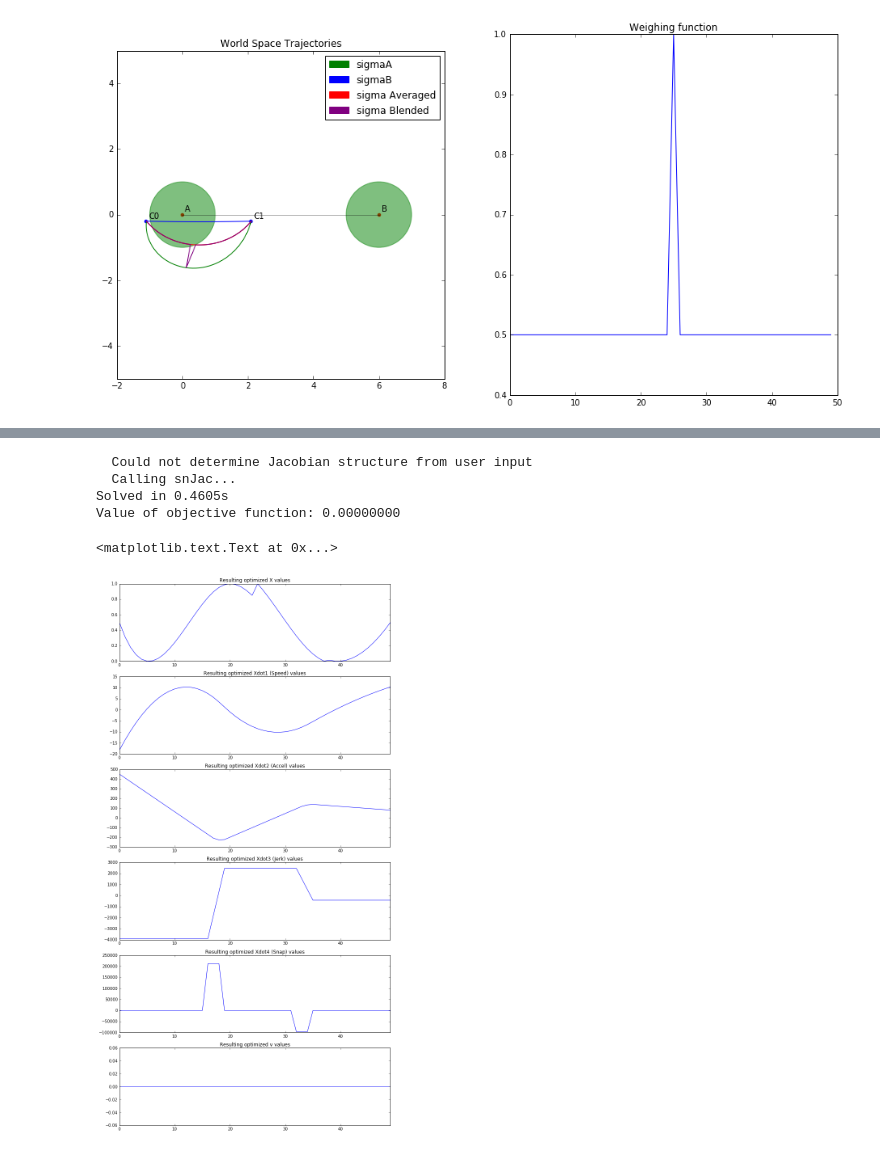
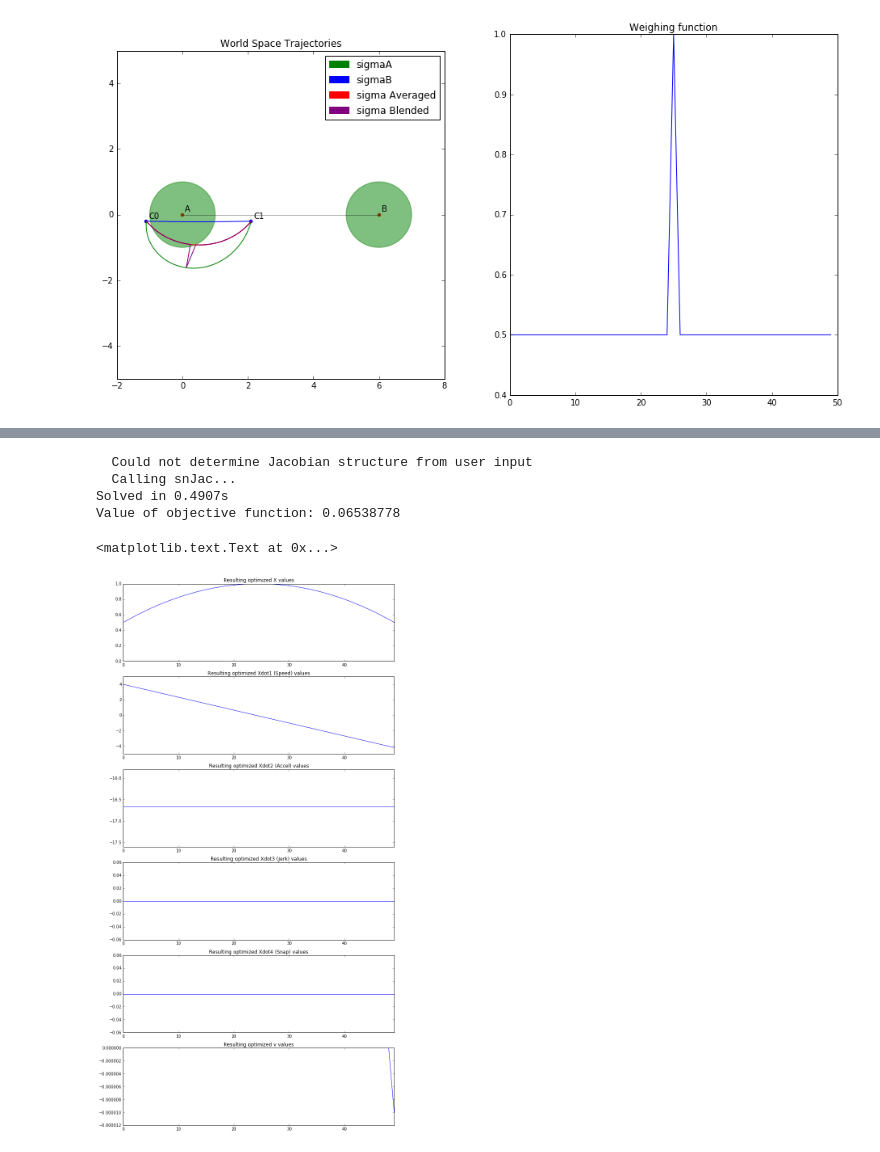
Before and after one commit to njoubert/spooky, a Jupyter notebook: experiments/ipython/13 - NJ - First attempts at optimizing blending function.ipynb, the cells around one changed output, grey strips where cells are left out. Drawn from its saved outputs; the diff is of its cells as text; code cells hidden in the pictures.

```diff
--- a/experiments/ipython/13 - NJ - First attempts at optimizing blending function.ipynb
+++ b/experiments/ipython/13 - NJ - First attempts at optimizing blending function.ipynb
@@ -361,5 +466,5 @@ sigmoid_blended_trajectory(A, B, C0, C1, min_dist,blendOptimizer=precalculated_b
 # %%
-from optimize.snopt7 import SNOPT_solver
+### from optimize.snopt7 import SNOPT_solver
 import numpy as np
 import time
 
@@ -368,13 +473,13 @@ import time
 nsamples = 50
 ndims    = 6
 
-dt = 0.1
+dt = 0.01
 xdot5_limit = 0.00001
 
 inf = 1.0e20
 
-lambda_snap = 1 # 1/dt**4 # 1 means only minimize position variation. 0 means only minimize snap
-lambda_pos = 0
+lambda_snap = 1/dt**4 # snap must be scaled down to be comparable to position.
+lambda_pos = 1
 
 # Solver Time!
 
@@ -407,7 +512,7 @@ low_x[0] = 0.5
 low_x[nsamples-1] = 0.5
 
 low_x[nsamples/2] = 1.0 # with one silly constraint
-low_x[nsamples/2 + nsamples/4] = 0.0 # with one silly constraint
+#low_x[nsamples/2 + nsamples/4] = 0.0 # with one silly constraint
 
 xlow = np.matrix(np.c_[low_x,low_xdot1,low_xdot2,low_xdot3,low_xdot4,low_v]).A1 # Interleave [x[0],xdot1[0],xdot2[0]...]
 
@@ -420,7 +525,7 @@ upp_v     = np.array([ xdot5_limit]*nsamples) # Bound control variable arbitrari
 
 upp_x[0] = 0.5
 upp_x[nsamples-1] = 0.5
-upp_x[nsamples/2 + nsamples/4] = 0.0
+#upp_x[nsamples/2 + nsamples/4] = 0.0
 
 xupp = np.matrix(np.c_[upp_x,upp_xdot1,upp_xdot2,upp_xdot3,upp_xdot4,upp_v]).A1 # Interleave [x[0],xdot1[0],xdot2[0]...]
 
@@ -500,33 +605,33 @@ f1.set_xlim([0,nsamples-1])
 f1.set_title("Resulting optimized X values")
 
 f2.plot(snopt.x[1::6])
 f2.set_ylim()
 f2.set_xlim([0,nsamples-1])
 f2.set_title("Resulting optimized Xdot1 (Speed) values")
 
 f3.plot(snopt.x[2::6])
 f3.set_ylim()
 f3.set_xlim([0,nsamples-1])
 f3.set_title("Resulting optimized Xdot2 (Accel) values")
 
 f4.plot(snopt.x[3::6])
 f4.set_ylim()
 f4.set_xlim([0,nsamples-1])
 f4.set_title("Resulting optimized Xdot3 (Jerk) values")
 
 f5.plot(snopt.x[4::6])
 f5.set_ylim()
 f5.set_xlim([0,nsamples-1])
 f5.set_title("Resulting optimized Xdot4 (Snap) values")
 
 f6.plot(snopt.x[5::6])
 f6.set_ylim()
 f6.set_xlim([0,nsamples-1])
 f6.set_title("Resulting optimized v values")
 # %% [output]
   Could not determine Jacobian structure from user input
   Calling snJac...
-Solved in 0.4605s
-Value of objective function: 0.00000000
+Solved in 0.4907s
+Value of objective function: 0.06538778
 <matplotlib.text.Text at 0x...>
-[figure, old version]
+[figure, new version]
```
Also changed, not shown: parts of 6 cells of this notebook.
